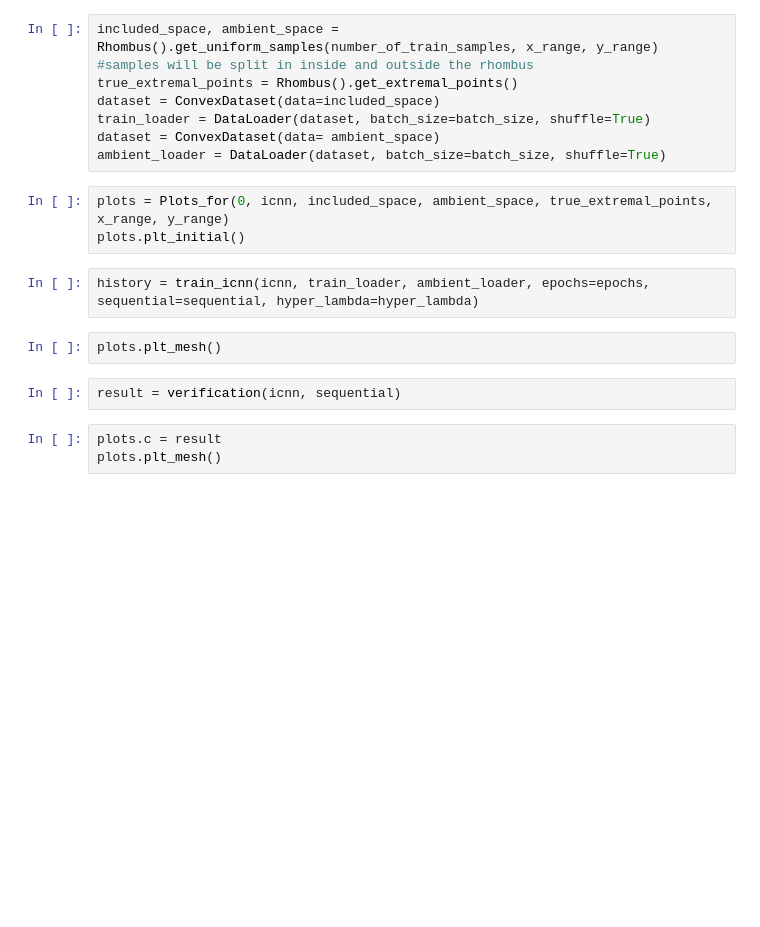
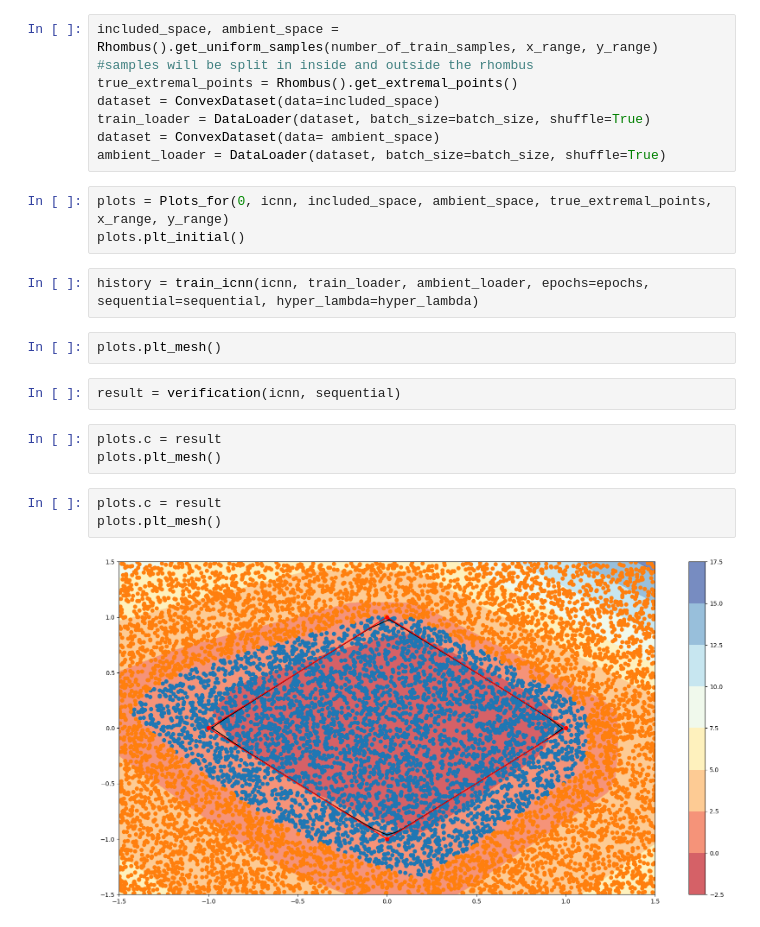
Before and after one commit to ufukguenes/ICNN_verification, a Jupyter notebook: script/Experiments/NonGenerativeExperiment.ipynb, the cells around one changed output. Saved outputs shown, nothing was run; the diff lists cells and outputs as text; blank space fills up the shorter version.

```diff
--- a/script/Experiments/NonGenerativeExperiment.ipynb
+++ b/script/Experiments/NonGenerativeExperiment.ipynb
@@ -38,3 +40,8 @@ result = verification(icnn, sequential)
 # %%
 plots.c = result
 plots.plt_mesh()
+# %%
+plots.c = result
+plots.plt_mesh()
+# %% [output]
+[figure, added]
```
Also changed, not shown: parts of 1 cell of this notebook, 17 other files.
